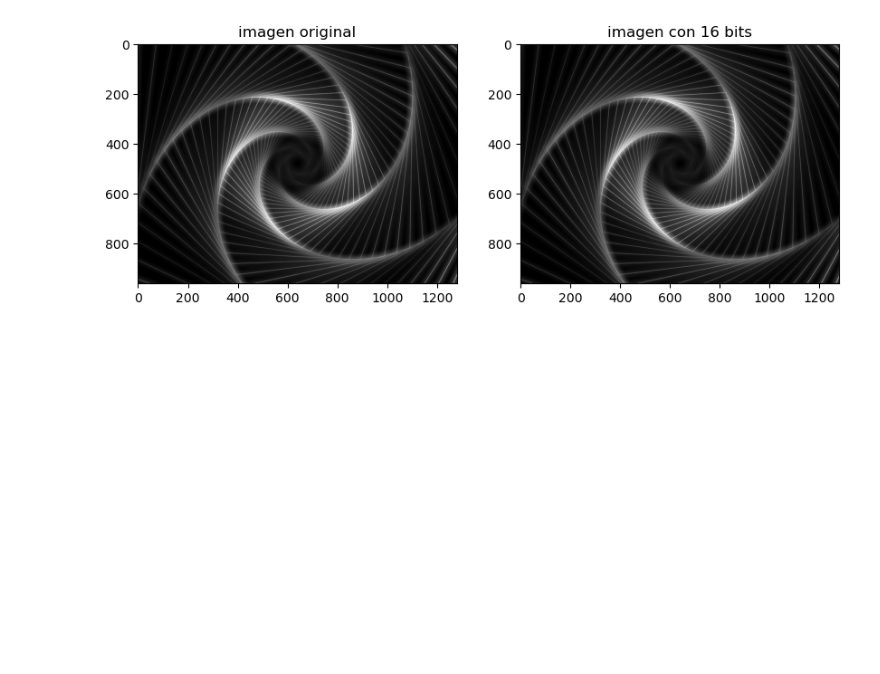
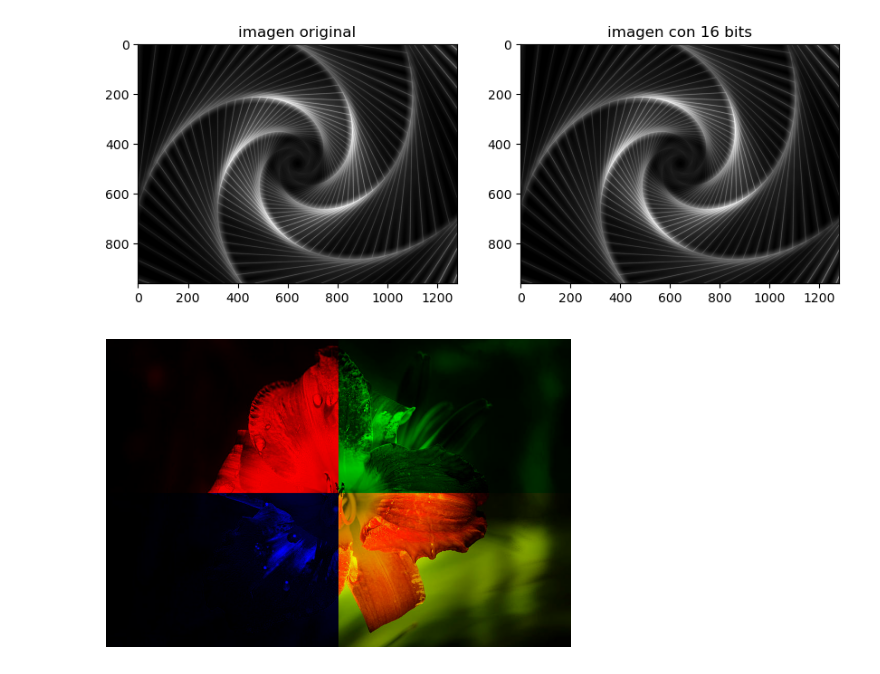
Before and after one commit to 123rafael123/Procesamiento-Digital-de-Imagenes, a Jupyter notebook: tareaDeImagenes/hola.ipynb, the cells around one changed output. Drawn from its saved outputs; the diff is of its cells as text; code cells hidden in the pictures; blank space fills up the shorter version.

```diff
--- a/tareaDeImagenes/hola.ipynb
+++ b/tareaDeImagenes/hola.ipynb
@@ -80,3 +124,27 @@ plt.imshow(img16bits,cmap='gray')
 profundidad del color: uint16
 <matplotlib.image.AxesImage at 0x...>
 [figure]
+# %%
+import cv2
+import numpy as np
+import matplotlib.pyplot as plt
+
+imagen = cv2.imread("pego.png")
+imagen = cv2.cvtColor(imagen, cv2.COLOR_BGR2RGB)
+
+alto, ancho, _ = imagen.shape
+mitad_alto = alto // 2
+mitad_ancho = ancho // 2
+
+resultado = np.zeros_like(imagen)
+
+resultado[0:mitad_alto, 0:mitad_ancho] = imagen[0:mitad_alto, 0:mitad_ancho] * [1,0,0]
+resultado[0:mitad_alto, mitad_ancho:ancho] = imagen[0:mitad_alto, mitad_ancho:ancho] * [0,1,0]
+resultado[mitad_alto:alto, 0:mitad_ancho] = imagen[mitad_alto:alto, 0:mitad_ancho] * [0,0,1]
+resultado[mitad_alto:alto, mitad_ancho:ancho] = imagen[mitad_alto:alto, mitad_ancho:ancho] * [1,1,0]
+
+plt.imshow(resultado)
+plt.axis("off")
+plt.show()
+# %% [output]
+[figure, added]
```
Also changed, not shown: parts of 2 cells of this notebook, 3 other files.
